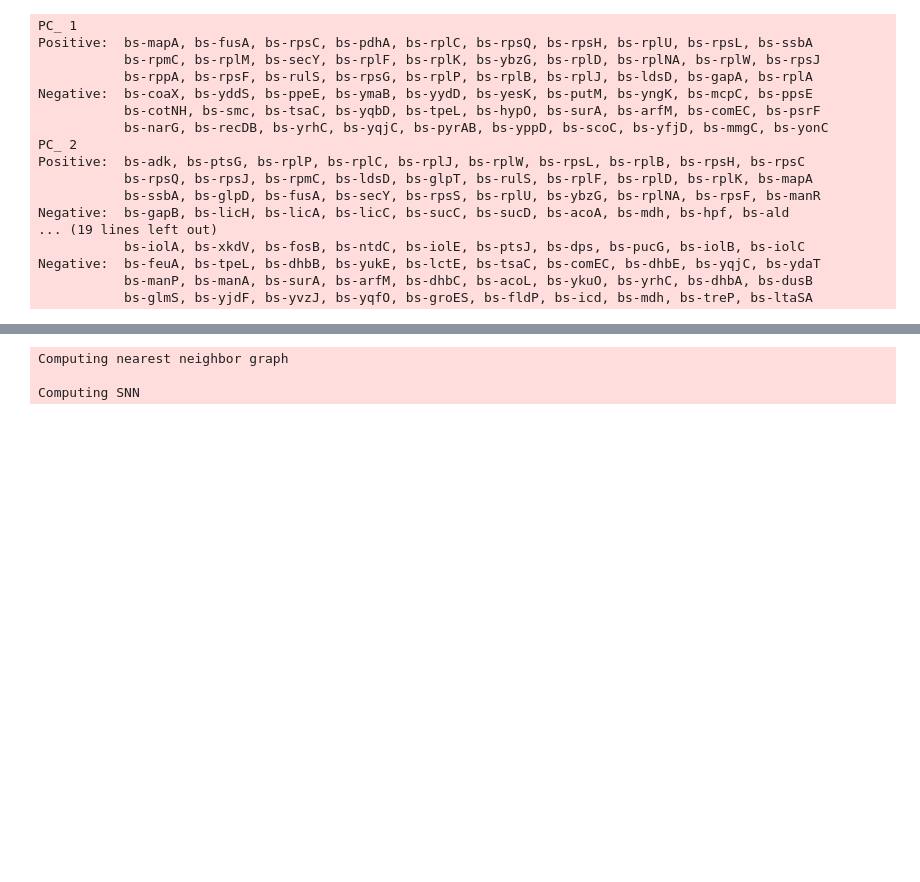
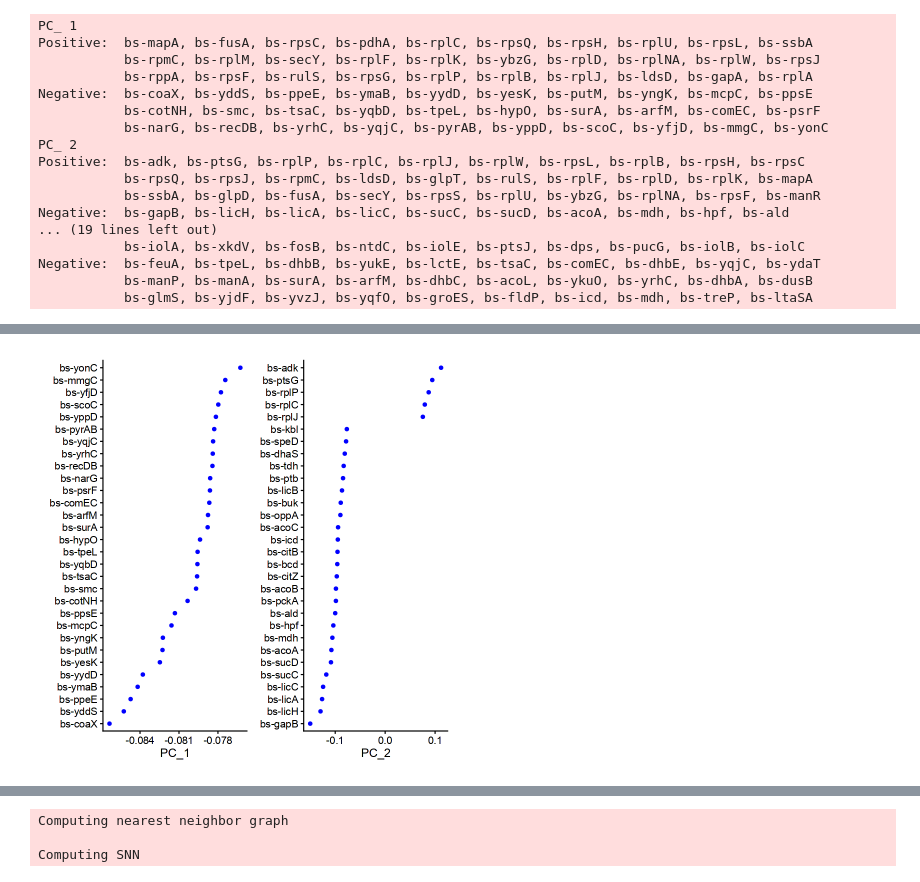
Before and after one commit to vgoupille/DOL_scRNAseq, a Jupyter notebook: 7_Article/script/script_Val/5_Normalisation_and_other.ipynb, the cells around one changed output, grey strips where cells are left out. Cells and saved outputs as stored; diff of their text form; code cells hidden in the pictures; blank space fills up the shorter version.

```diff
--- a/7_Article/script/script_Val/5_Normalisation_and_other.ipynb
+++ b/7_Article/script/script_Val/5_Normalisation_and_other.ipynb
@@ -1941,0 +1961,4 @@ Negative:  bs-feuA, bs-tpeL, bs-dhbB, bs-yukE, bs-lctE, bs-tsaC, bs-comEC, bs-dh
+# %%
+VizDimLoadings(seurat_obj_f2, dims = 1:2, reduction = "pca")
+# %% [output]
+[figure, added]
```
Also changed, not shown: parts of 7 cells of this notebook, 2 other files.
